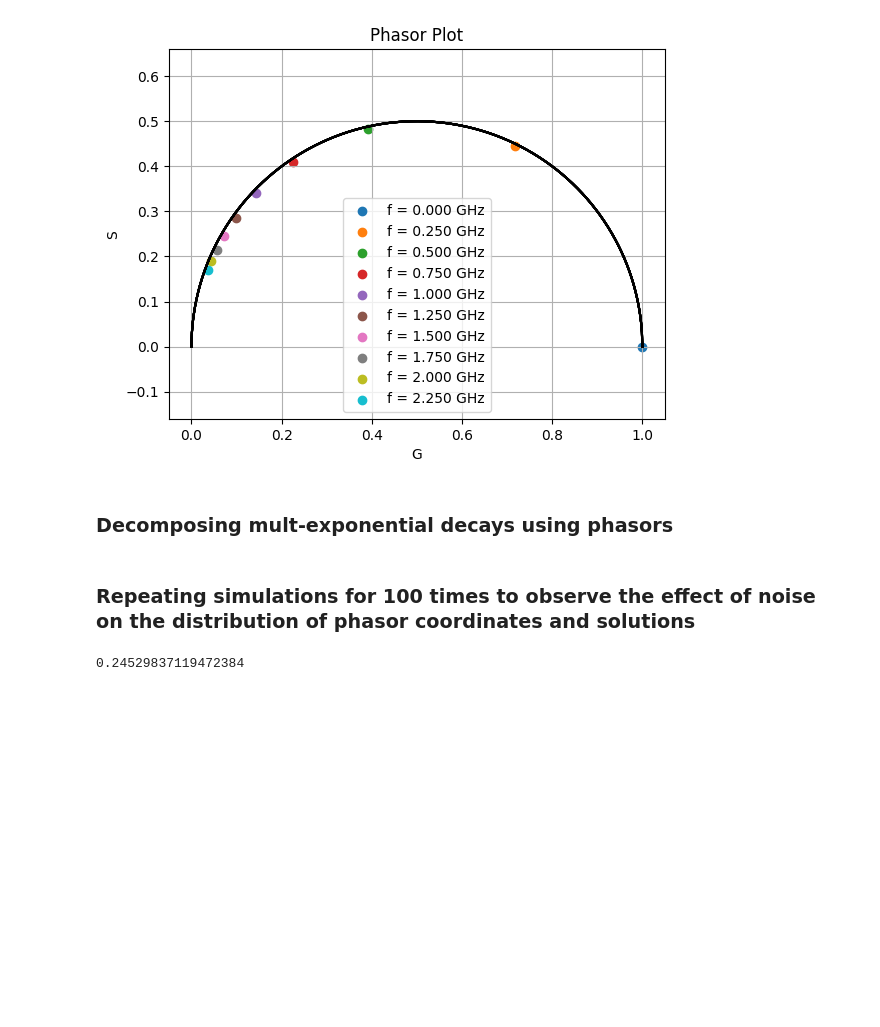
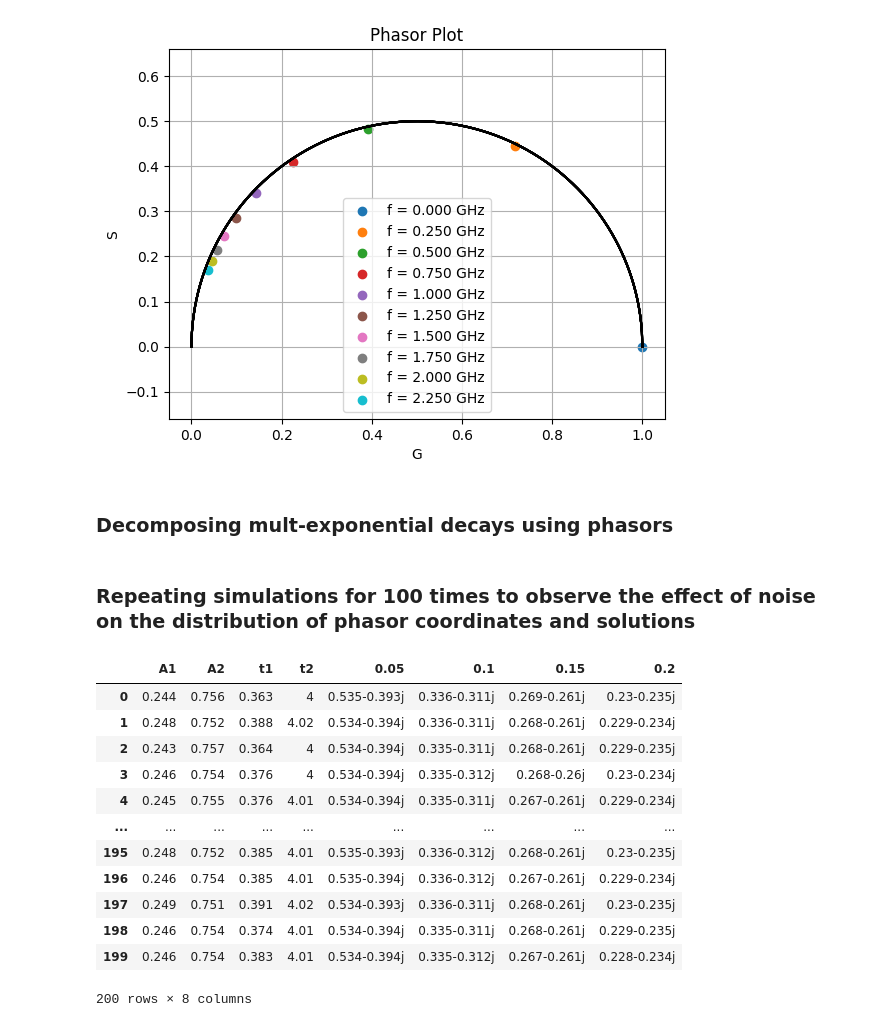
Before and after one commit to ngcnpeter/Y3_Group_Project_2B, a Jupyter notebook: TCSPC-simulation/interim_report.ipynb, the cells around one changed output. Cells and saved outputs as stored; diff of their text form; code cells hidden in the pictures; blank space fills up the shorter version.

```diff
--- a/TCSPC-simulation/interim_report.ipynb
+++ b/TCSPC-simulation/interim_report.ipynb
@@ -321,7 +321,19 @@ for i in range(200):
     phasor_dict = {str(round(w[i]/np.pi/2,2)):phasor[i] for i in range(1,5)} #record the phasor positions
     sol.update(phasor_dict)# append dictionary
     phasor_df = pd.concat([phasor_df,pd.DataFrame(sol, index=[i])]) #concatenate the results into 1 dataframe
-# %%
-float(sol['A1'])
-# %% [output]
-0.24529837119472384
+# %%
+phasor_df
+# %% [output]
+|  | A1 | A2 | t1 | t2 | 0.05 | 0.1 | 0.15 | 0.2 |
+| 0 | 0.244 | 0.756 | 0.363 | 4 | 0.535-0.393j | 0.336-0.311j | 0.269-0.261j | 0.23-0.235j |
+| 1 | 0.248 | 0.752 | 0.388 | 4.02 | 0.534-0.394j | 0.336-0.311j | 0.268-0.261j | 0.229-0.234j |
+| 2 | 0.243 | 0.757 | 0.364 | 4 | 0.534-0.394j | 0.335-0.311j | 0.268-0.261j | 0.229-0.235j |
+| 3 | 0.246 | 0.754 | 0.376 | 4 | 0.534-0.394j | 0.335-0.312j | 0.268-0.26j | 0.23-0.234j |
+| 4 | 0.245 | 0.755 | 0.376 | 4.01 | 0.534-0.394j | 0.335-0.311j | 0.267-0.261j | 0.229-0.234j |
+| ... | ... | ... | ... | ... | ... | ... | ... | ... |
+| 195 | 0.248 | 0.752 | 0.385 | 4.01 | 0.535-0.393j | 0.336-0.312j | 0.268-0.261j | 0.23-0.235j |
+| 196 | 0.246 | 0.754 | 0.385 | 4.01 | 0.535-0.394j | 0.336-0.312j | 0.267-0.261j | 0.229-0.234j |
+| 197 | 0.249 | 0.751 | 0.391 | 4.02 | 0.534-0.393j | 0.336-0.311j | 0.268-0.261j | 0.23-0.235j |
+| 198 | 0.246 | 0.754 | 0.374 | 4.01 | 0.534-0.394j | 0.335-0.311j | 0.268-0.261j | 0.229-0.235j |
+| 199 | 0.246 | 0.754 | 0.383 | 4.01 | 0.534-0.394j | 0.335-0.312j | 0.267-0.261j | 0.228-0.234j |
+200 rows × 8 columns
```
Also changed, not shown: parts of 15 cells of this notebook, 2 other files.
